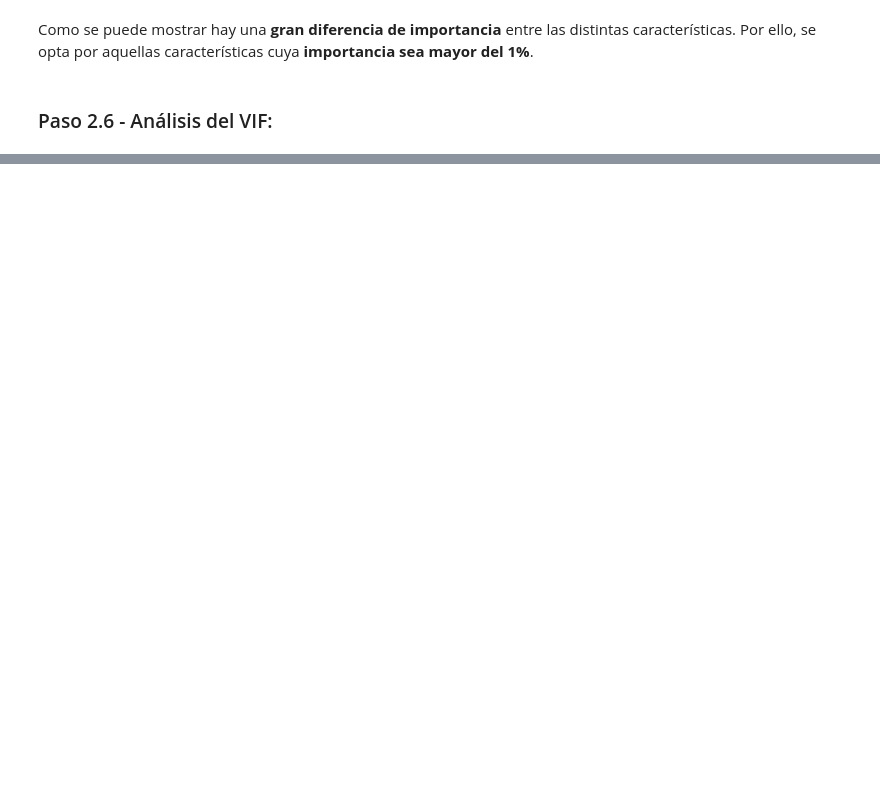
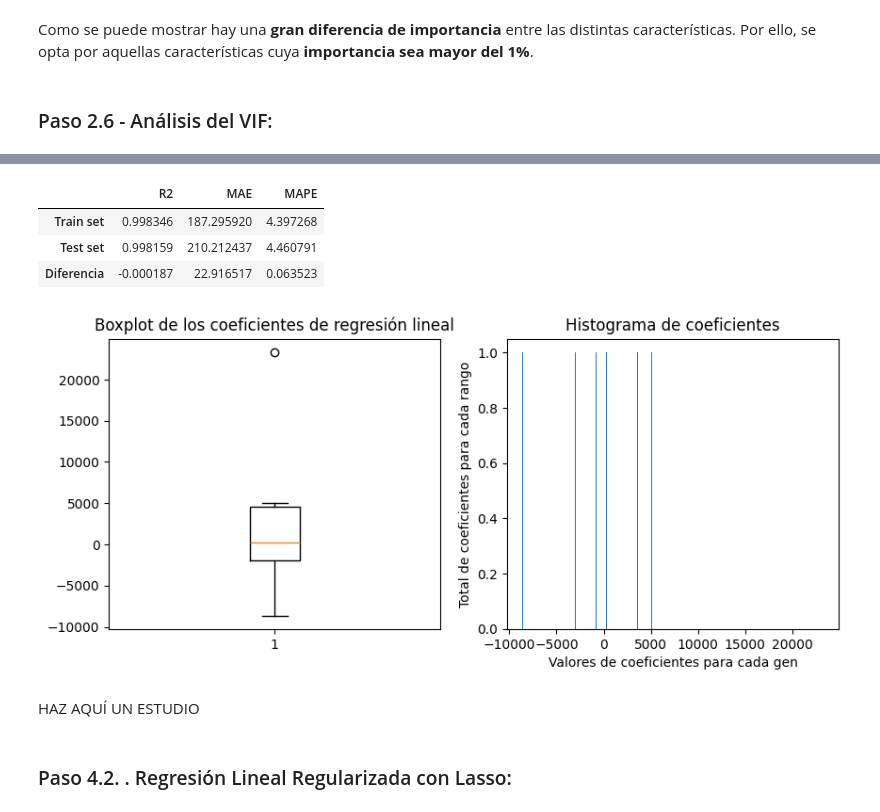
Before and after one commit to 4GeeksAcademy/regularized-linear-regression-python-project-tutorial-clara, a Jupyter notebook: src/explore.ipynb, the cells around one changed output, grey strips where cells are left out. Saved outputs shown, nothing was run; the diff lists cells and outputs as text; code cells hidden in the pictures; blank space fills up the shorter version.

```diff
--- a/src/explore.ipynb
+++ b/src/explore.ipynb
@@ -246,0 +301,9 @@ X_test = X_test[df_imp[df_imp.Importance>1]['Feature'].values];
+# %%
+# Se instancia un escalador normalizado:
+scaler = StandardScaler();
+
+# Se entrena el escalador y se escala el conjunto de entrenamiento:
+X_train_sc = scaler.fit_transform(X_train);
+
+# Se entrena el escalador y se escala el conjunto de test:
+X_test_sc = scaler.transform(X_test);
@@ -246,0 +347,40 @@ X_test = X_test[df_imp[df_imp.Importance>1]['Feature'].values];
+# %%
+# Se crea y ajusta el modelo de Regresión Lineal con el conjunto de train:
+lineal_std_model = LinearRegression().fit(X_train_sc, y_train);
+
+# Se obtiene la predicción de la variable objetivo en el conjunto de train:
+yhat_train = lineal_std_model.predict(X_train_sc);
+
+# Se obtiene la predicción de la variable objetivo en el conjunto de test:
+yhat_test = lineal_std_model.predict(X_test_sc);
+
+# Se llama a la función `get_metrics()` para obtener las métricas y evaluar la performance del modelo:
+get_metrics(yhat_test, y_test, yhat_train, y_train)
+# %% [output]
+|  | R2 | MAE | MAPE |
+| Train set | 0.998346 | 187.295920 | 4.397268 |
+| Test set | 0.998159 | 210.212437 | 4.460791 |
+| Diferencia | -0.000187 | 22.916517 | 0.063523 |
+# %%
+# Se traza la figura para los gráficos:
+plt.figure(figsize=(10, 4));
+
+# Boxplot:
+plt.subplot(1, 2, 1);
+plt.boxplot(lineal_std_model.coef_);
+plt.title('Boxplot de los coeficientes de regresión lineal');
+
+# Histograma:
+plt.subplot(1, 2, 2);
+plt.hist(lineal_std_model.coef_, 500);
+plt.xlabel('Valores de coeficientes para cada gen');
+plt.ylabel('Total de coeficientes para cada rango');
+plt.title('Histograma de coeficientes');
+
+plt.show();
+# %% [output]
+[figure, added]
+# %% [markdown]
+HAZ AQUÍ UN ESTUDIO
+# %% [markdown]
+### Paso 4.2. . Regresión Lineal Regularizada con Lasso:
```
Also changed, not shown: parts of 16 cells of this notebook.
